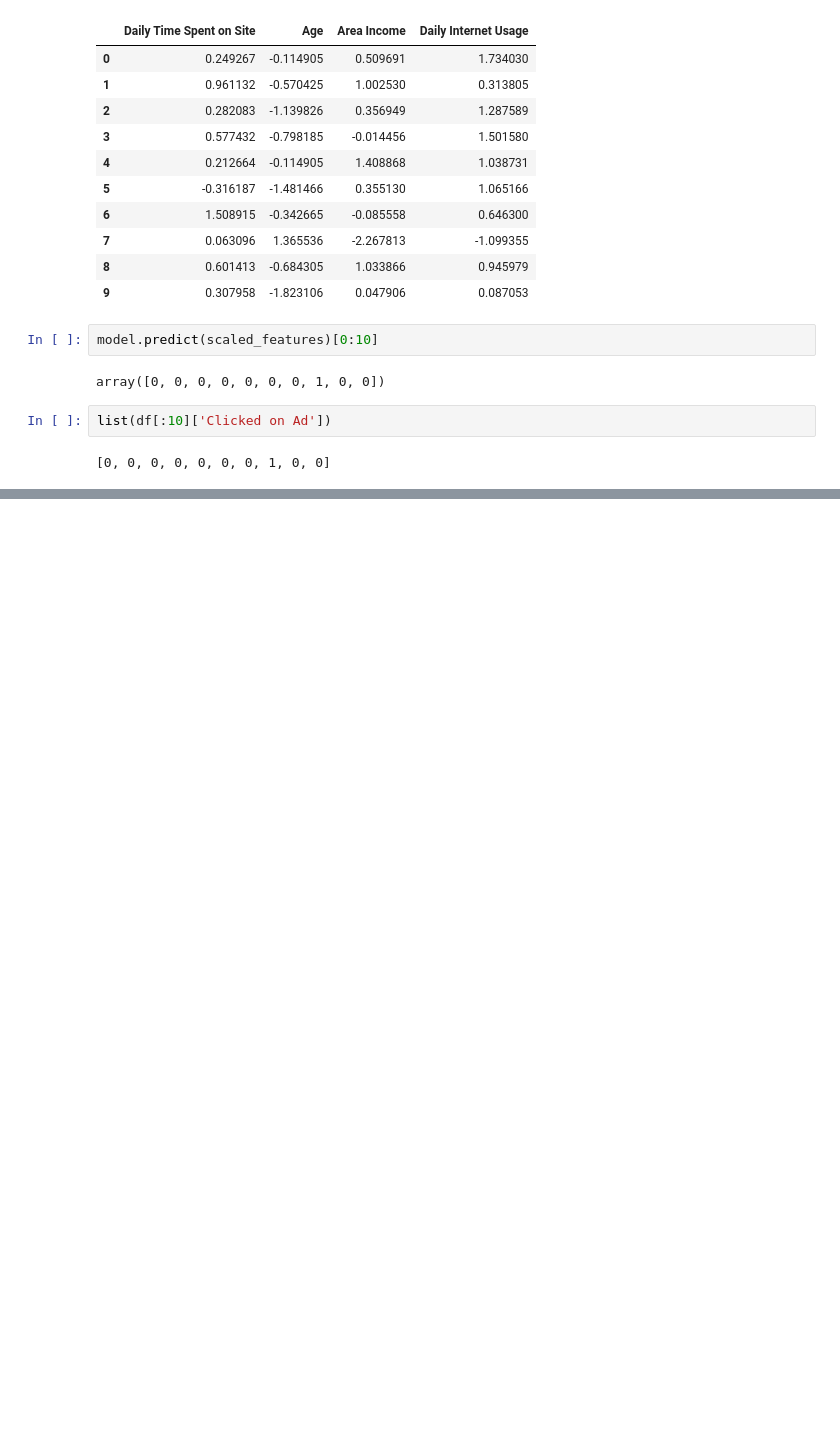
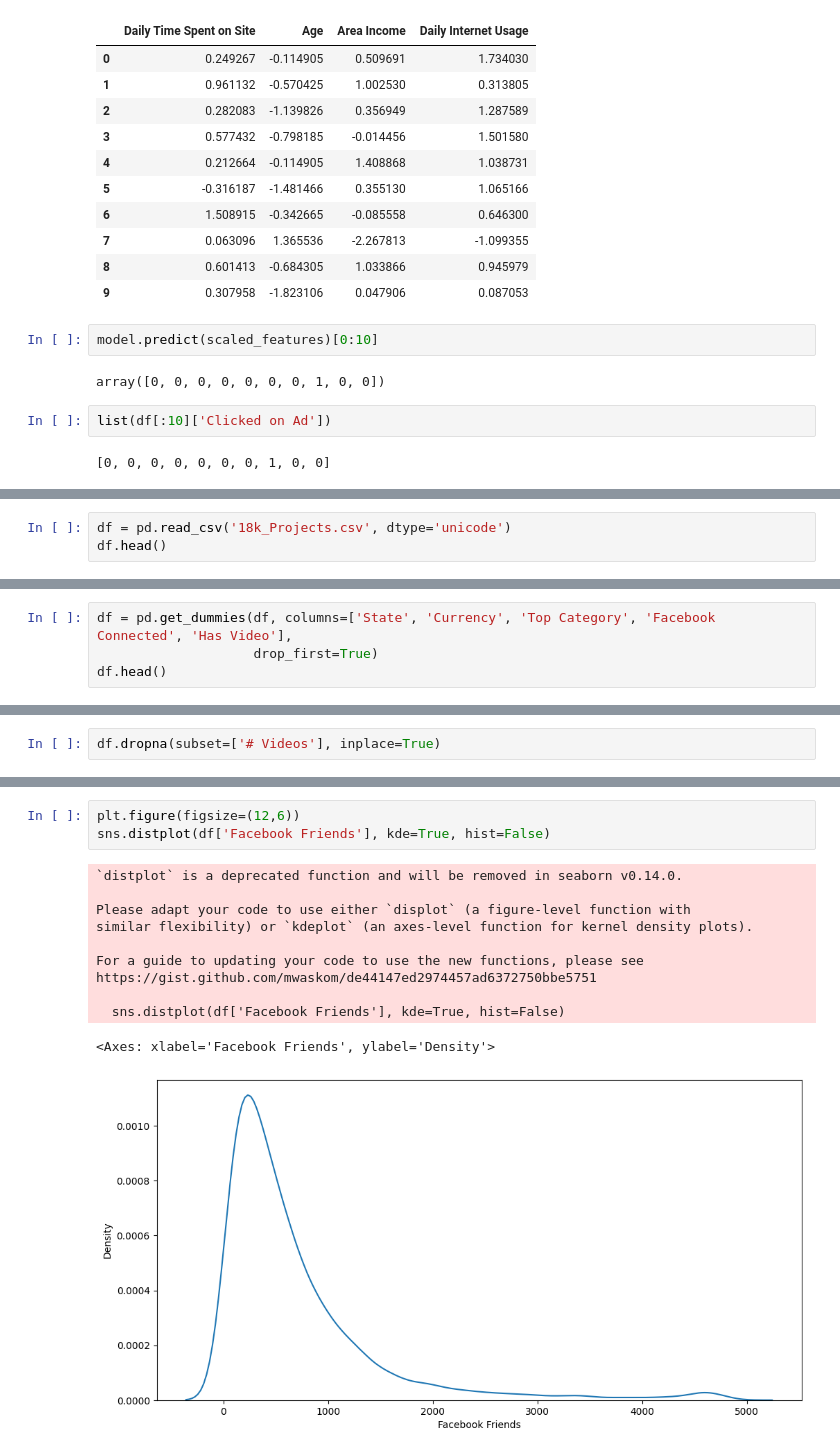
Before and after one commit to WhisperingDreamer/ML-courses, a Jupyter notebook: Classic ml/2ml.ipynb, the cells around one changed output, grey strips where cells are left out. Drawn from its saved outputs; the diff is of its cells as text; blank space fills up the shorter version.

```diff
--- a/Classic ml/2ml.ipynb
+++ b/Classic ml/2ml.ipynb
@@ -626,0 +643,3 @@ list(df[:10]['Clicked on Ad'])
+# %%
+df = pd.read_csv('18k_Projects.csv', dtype='unicode')
+df.head()
@@ -626,0 +683,4 @@ list(df[:10]['Clicked on Ad'])
+# %%
+df = pd.get_dummies(df, columns=['State', 'Currency', 'Top Category', 'Facebook Connected', 'Has Video'],
+                    drop_first=True)
+df.head()
@@ -626,0 +728,2 @@ list(df[:10]['Clicked on Ad'])
+# %%
+df.dropna(subset=['# Videos'], inplace=True)
@@ -626,0 +784,15 @@ list(df[:10]['Clicked on Ad'])
+# %%
+plt.figure(figsize=(12,6))
+sns.distplot(df['Facebook Friends'], kde=True, hist=False)
+# %% [output]
+`distplot` is a deprecated function and will be removed in seaborn v0.14.0.
+
+Please adapt your code to use either `displot` (a figure-level function with
+similar flexibility) or `kdeplot` (an axes-level function for kernel density plots).
+
+For a guide to updating your code to use the new functions, please see
+https://gist.github.com/mwaskom/de44147ed2974457ad6372750bbe5751
+
+  sns.distplot(df['Facebook Friends'], kde=True, hist=False)
+<Axes: xlabel='Facebook Friends', ylabel='Density'>
+[figure, added]
```
Also changed, not shown: parts of 40 cells of this notebook.
